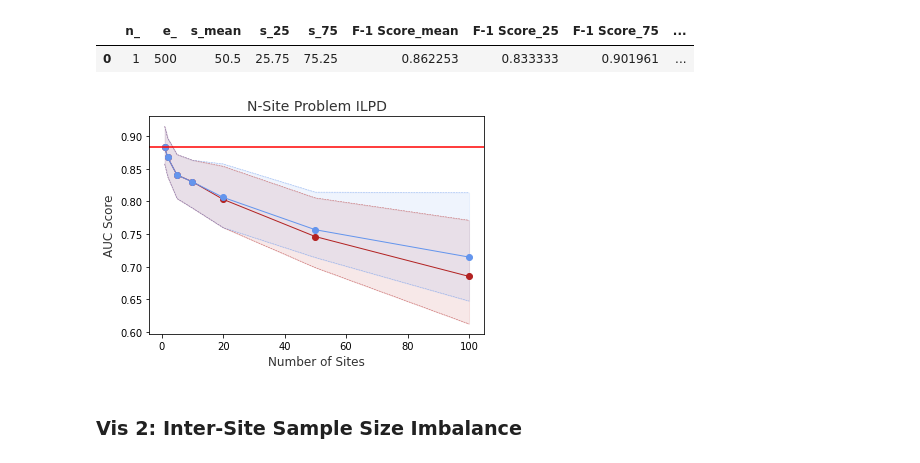
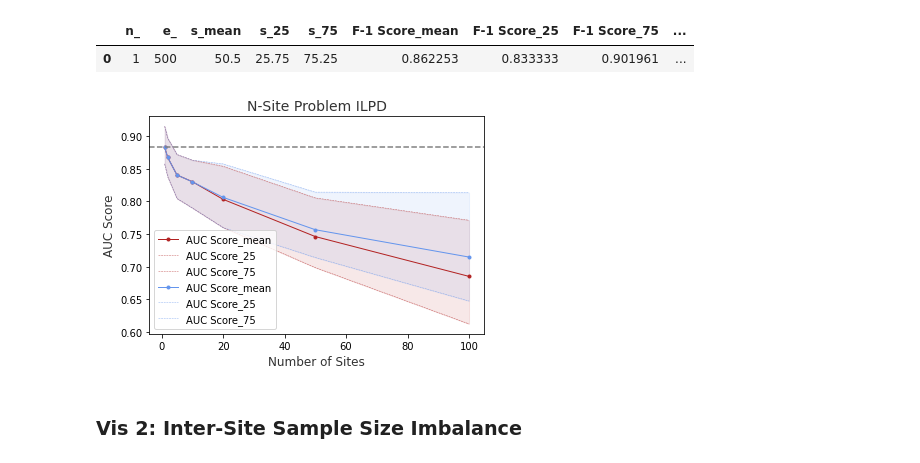
Before and after one commit to GregChen3072/MasterArbeit, a Jupyter notebook: src/visualization.ipynb, the cells around one changed output. Saved outputs shown, nothing was run; the diff lists cells and outputs as text; code cells hidden in the pictures.

```diff
--- a/src/visualization.ipynb
+++ b/src/visualization.ipynb
@@ -44,33 +44,34 @@ plot_1_1
 | 0 | 1 | 500 | 50.5 | 25.75 | 75.25 | 0.862253 | 0.833333 | 0.901961 | ... |
 # %%
 # Plot mean estimate as a line
-plt.plot('n_', 'AUC Score_mean', data = plot_1_2, linewidth=1, alpha=1, color="firebrick", marker='o')
+plt.plot('n_', 'AUC Score_mean', data = plot_1_2, linewidth=1, alpha=1, color="firebrick", marker='.')
 plt.plot('n_', 'AUC Score_25', data = plot_1_2, linewidth=0.5, alpha=0.7, color="firebrick", linestyle='--')
 plt.plot('n_', 'AUC Score_75', data = plot_1_2, linewidth=0.5, alpha=0.7, color="firebrick", linestyle='--')
 
 # Fill between the upper and lower bands
 plt.fill_between(x = 'n_',
                  y1 = 'AUC Score_25', y2 = 'AUC Score_75',
                  data = plot_1_2, alpha=0.1, color="firebrick")
 
-plt.plot('n_', 'AUC Score_mean', data = plot_1_3, linewidth=1, alpha=1, color="cornflowerblue", marker='o')
+plt.plot('n_', 'AUC Score_mean', data = plot_1_3, linewidth=1, alpha=1, color="cornflowerblue", marker='.')
 plt.plot('n_', 'AUC Score_25', data = plot_1_3, linewidth=0.5, alpha=0.7, color="cornflowerblue", linestyle='--')
 plt.plot('n_', 'AUC Score_75', data = plot_1_3, linewidth=0.5, alpha=0.7, color="cornflowerblue", linestyle='--')
 
 # Fill between the upper and lower bands
 plt.fill_between(x = 'n_',
                  y1 = 'AUC Score_25', y2 = 'AUC Score_75',
                  data = plot_1_3, alpha=0.1, color="cornflowerblue")
 
-plt.axhline(y=0.883067, color='r', linestyle='-')
+plt.axhline(y=0.883067, color='grey', linestyle='--')
 
 plt.title("N-Site Problem ILPD", alpha=0.8, fontsize=14)
 plt.xlabel("Number of Sites", alpha=0.8, fontsize=12)
 plt.ylabel("AUC Score", alpha=0.8, fontsize=12)
 
+plt.legend()
 plt.show()
 # %% [output]
-[figure, old version]
+[figure, new version]
 # %% [markdown]
 ### Vis 2: Inter-Site Sample Size Imbalance
 # %%
```
Also changed, not shown: parts of 8 cells of this notebook.
